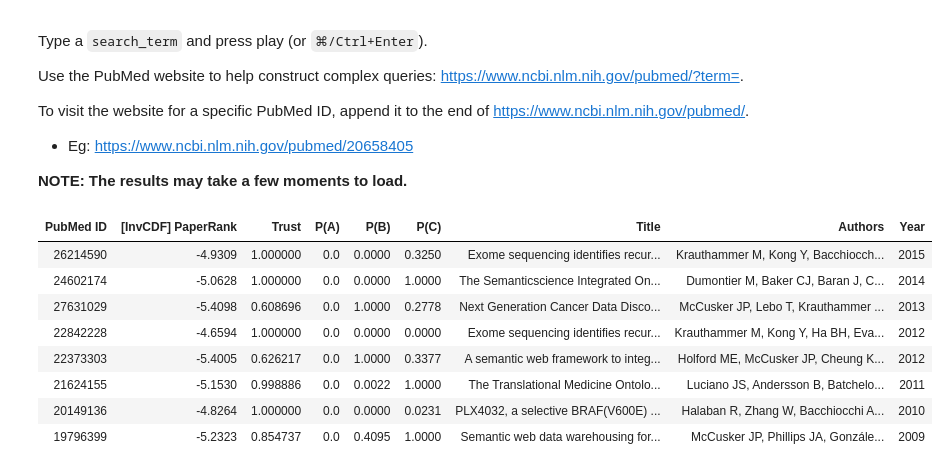
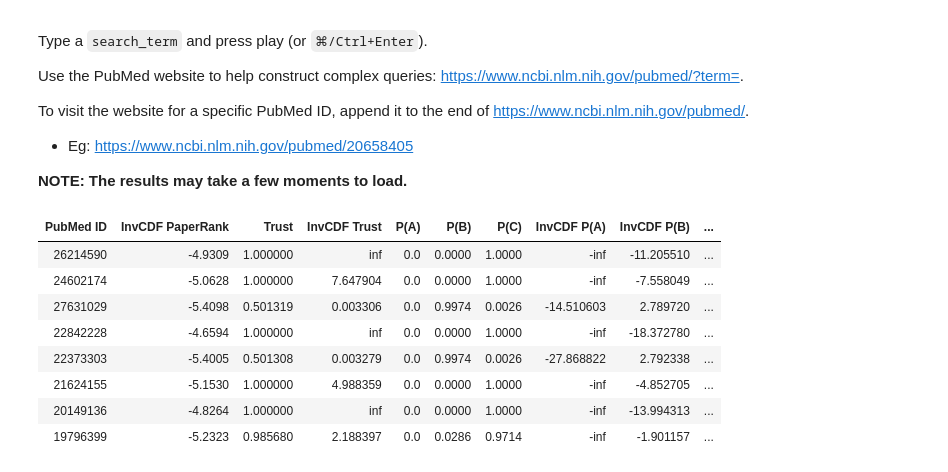
Before and after one commit to rukmal/PaperRank-Analysis, a Jupyter notebook: PubMed PaperRank Analysis.ipynb, the cells around one changed output. Drawn from its saved outputs; the diff is of its cells as text; code cells hidden in the pictures.

Commit message:
Switched trust probabilities to composite probabilities, fixed some space saving bugs in the model loading and uploading code

```diff
--- a/PubMed PaperRank Analysis.ipynb
+++ b/PubMed PaperRank Analysis.ipynb
@@ -1631,17 +1625,28 @@ def computeTrust(pr_t: np.array, pr_nt: np.array,
   # Casting to Decimal
   baseline_trust = Decimal(baseline_trust)
 
-  # Computing scaled pr_t
-  scaled_pr_t = pr_t * baseline_trust
+  # Create empty array of same type and shape as pr_t
+  trust = np.empty_like(pr_t)
 
-  # Computing scaled pr_nt
-  scaled_pr_nt = pr_nt * (1 - baseline_trust)
+  # Flags
+  count = 0
+  decile = 1
+  n = len(pr_t)
 
-  # Computing unscaled trust
-  unscaled_trust = scaled_pr_t / (scaled_pr_t + scaled_pr_nt)
+  # Computing trust for each element (loop due to VM memory issues)
+  for i in range(0, len(pr_t)):
+    scaled_pr_t = pr_t[i] * baseline_trust
+    scaled_pr_nt = pr_nt[i] * (1 - baseline_trust)
+    unscaled_trust = scaled_pr_t / (scaled_pr_t + scaled_pr_nt)
+    trust[i] = baseline_trust + (unscaled_trust * (1 - baseline_trust))
 
-  # Computing scaled trust
-  trust = baseline_trust + (unscaled_trust * (1 - baseline_trust))
+    # Logging every 10%
+    if int((count * 10) / n) == 1:
+      print('Trust computation {}% complete'.format(decile * 10))
+      decile += 1
+      count = 0
+
+    count += 1
 
   return trust
 # %% [markdown]
@@ -1666,6 +1670,6 @@ $$
 $$
 # %%
-pr_nt = p_a + p_b - (p_a * p_b)
+pr_nt = p_a + p_b
 # %% [markdown]
 ### Trust Score Computation
 
@@ -1772,8 +1784,10 @@ search_term = 'James P McCusker' #@param {type:"string"}
 result_id = pubMedSearch(search_term)
 
 # Defining result DataFrame
-result = pd.DataFrame(columns=['PubMed ID', '[InvCDF] PaperRank', 'Trust',
+result = pd.DataFrame(columns=['PubMed ID', 'InvCDF PaperRank',
+                               'Trust', 'InvCDF Trust',
                                'P(A)', 'P(B)', 'P(C)',
+                               'InvCDF P(A)', 'InvCDF P(B)', 'InvCDF P(C)',
                                'Title', 'Authors', 'Year'])
 
 # Defining base link
@@ -1788,43 +1802,45 @@ for i in range(len(result_id)):
     metadata = getPublicationMetadata(str(current_id))
 
    # Getting prediction index
     idx = np.where(current_id == pr_id)[0][0]
   except:
     # Skip if not found
     continue
 
   # Adding to result
-  rowdata = [current_id, pr_invcdf[idx], pr_trust[idx],
+  rowdata = [current_id, pr_invcdf[idx],
+             pr_trust[idx], norm.ppf(pr_trust_float[idx]),
              p_a[idx], p_b[idx], p_c[idx],
+             norm.ppf(p_a[idx]), norm.ppf(p_b[idx]), norm.ppf(p_c[idx]),
              metadata[0], metadata[1], metadata[2]]
 
   result.loc[i] = rowdata
 
 # Changing Pandas display settings to show full table
 pd.set_option('max_colwidth', 1000)
 pd.set_option('expand_frame_repr', True)
 
-result[['[InvCDF] PaperRank','Trust', 'P(A)', 'P(B)', 'P(C)']] = \
-  result[['[InvCDF] PaperRank','Trust', 'P(A)', 'P(B)', 'P(C)']] \
+result[['InvCDF PaperRank','Trust', 'P(A)', 'P(B)', 'P(C)']] = \
+  result[['InvCDF PaperRank','Trust', 'P(A)', 'P(B)', 'P(C)']] \
   .apply(pd.to_numeric)
 
 # Rounding
-decimals = pd.Series([4, 10, 4, 4, 4], index=['[InvCDF] PaperRank', 'Trust',
+decimals = pd.Series([4, 10, 4, 4, 4], index=['InvCDF PaperRank', 'Trust',
                                               'P(A)', 'P(B)', 'P(C)'])
 
 # Displaying table
 display(HTML(result.round(decimals).to_html(index=False)))
 
 # Reset Pandas settings
 pd.reset_option('max_colwidth')
 pd.reset_option('expand_frame_repr')
 # %% [output]
-| PubMed ID | [InvCDF] PaperRank | Trust | P(A) | P(B) | P(C) | Title | Authors | Year |
-| 26214590 | -4.9309 | 1.000000 | 0.0 | 0.0000 | 0.3250 | Exome sequencing identifies recur... | Krauthammer M, Kong Y, Bacchiocch... | 2015 |
-| 24602174 | -5.0628 | 1.000000 | 0.0 | 0.0000 | 1.0000 | The Semanticscience Integrated On... | Dumontier M, Baker CJ, Baran J, C... | 2014 |
-| 27631029 | -5.4098 | 0.608696 | 0.0 | 1.0000 | 0.2778 | Next Generation Cancer Data Disco... | McCusker JP, Lebo T, Krauthammer ... | 2013 |
-| 22842228 | -4.6594 | 1.000000 | 0.0 | 0.0000 | 0.0000 | Exome sequencing identifies recur... | Krauthammer M, Kong Y, Ha BH, Eva... | 2012 |
-| 22373303 | -5.4005 | 0.626217 | 0.0 | 1.0000 | 0.3377 | A semantic web framework to integ... | Holford ME, McCusker JP, Cheung K... | 2012 |
-| 21624155 | -5.1530 | 0.998886 | 0.0 | 0.0022 | 1.0000 | The Translational Medicine Ontolo... | Luciano JS, Andersson B, Batchelo... | 2011 |
-| 20149136 | -4.8264 | 1.000000 | 0.0 | 0.0000 | 0.0231 | PLX4032, a selective BRAF(V600E) ... | Halaban R, Zhang W, Bacchiocchi A... | 2010 |
-| 19796399 | -5.2323 | 0.854737 | 0.0 | 0.4095 | 1.0000 | Semantic web data warehousing for... | McCusker JP, Phillips JA, Gonzále... | 2009 |
+| PubMed ID | InvCDF PaperRank | Trust | InvCDF Trust | P(A) | P(B) | P(C) | InvCDF P(A) | InvCDF P(B) | ... |
+| 26214590 | -4.9309 | 1.000000 | inf | 0.0 | 0.0000 | 1.0000 | -inf | -11.205510 | ... |
+| 24602174 | -5.0628 | 1.000000 | 7.647904 | 0.0 | 0.0000 | 1.0000 | -inf | -7.558049 | ... |
+| 27631029 | -5.4098 | 0.501319 | 0.003306 | 0.0 | 0.9974 | 0.0026 | -14.510603 | 2.789720 | ... |
+| 22842228 | -4.6594 | 1.000000 | inf | 0.0 | 0.0000 | 1.0000 | -inf | -18.372780 | ... |
+| 22373303 | -5.4005 | 0.501308 | 0.003279 | 0.0 | 0.9974 | 0.0026 | -27.868822 | 2.792338 | ... |
+| 21624155 | -5.1530 | 1.000000 | 4.988359 | 0.0 | 0.0000 | 1.0000 | -inf | -4.852705 | ... |
+| 20149136 | -4.8264 | 1.000000 | inf | 0.0 | 0.0000 | 1.0000 | -inf | -13.994313 | ... |
+| 19796399 | -5.2323 | 0.985680 | 2.188397 | 0.0 | 0.0286 | 0.9714 | -inf | -1.901157 | ... |
```
Also changed, not shown: parts of 23 cells of this notebook.
